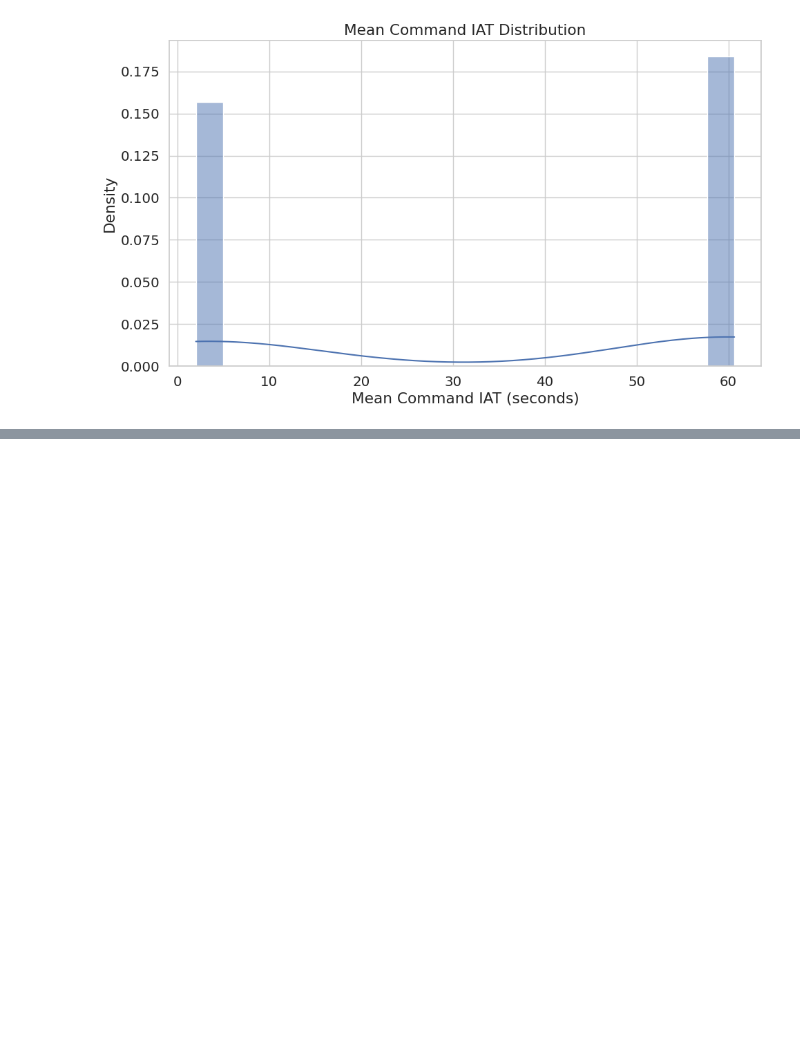
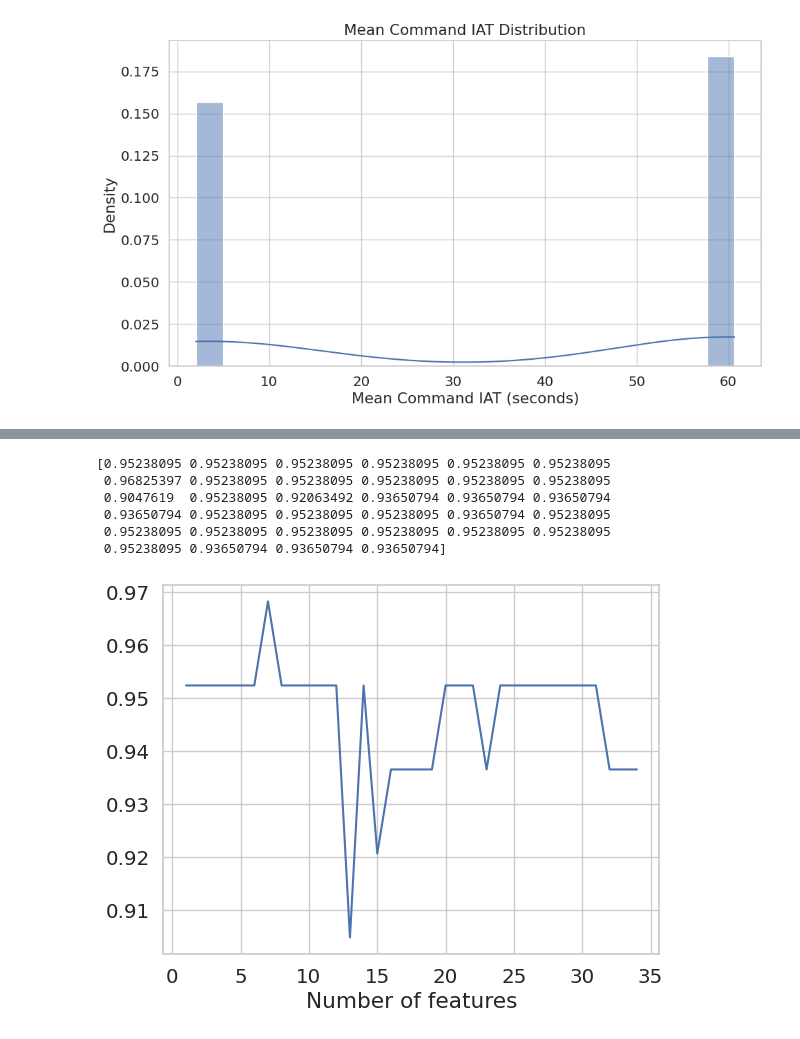
Before and after one commit to Dosclic98/wautorunner, a Jupyter notebook: analysis/pcap-feature-extractor.ipynb, the cells around one changed output, grey strips where cells are left out. Drawn from its saved outputs; the diff is of its cells as text; code cells hidden in the pictures; blank space fills up the shorter version.

```diff
--- a/analysis/pcap-feature-extractor.ipynb
+++ b/analysis/pcap-feature-extractor.ipynb
@@ -277,3 +375,16 @@ Text(0, 0.5, 'Principal Component 2')
+# %%
+testScores = rfecv.cv_results_["mean_test_score"]
+scoresPlot = sns.lineplot(x=rfecv.cv_results_["n_features"], y=testScores)
+scoresPlot.set_xlabel("Number of features")
+print(testScores)
+# %% [output]
+[0.95238095 0.95238095 0.95238095 0.95238095 0.95238095 0.95238095
+ 0.96825397 0.95238095 0.95238095 0.95238095 0.95238095 0.95238095
+ 0.9047619  0.95238095 0.92063492 0.93650794 0.93650794 0.93650794
+ 0.93650794 0.95238095 0.95238095 0.95238095 0.93650794 0.95238095
+ 0.95238095 0.95238095 0.95238095 0.95238095 0.95238095 0.95238095
+ 0.95238095 0.93650794 0.93650794 0.93650794]
+[figure, added]
 # %%
 # Apply T-SNE on the features
 tsne = TSNE(n_components=2, perplexity=5, n_iter=300)
```
Also changed, not shown: parts of 8 cells of this notebook, 1 other file.
